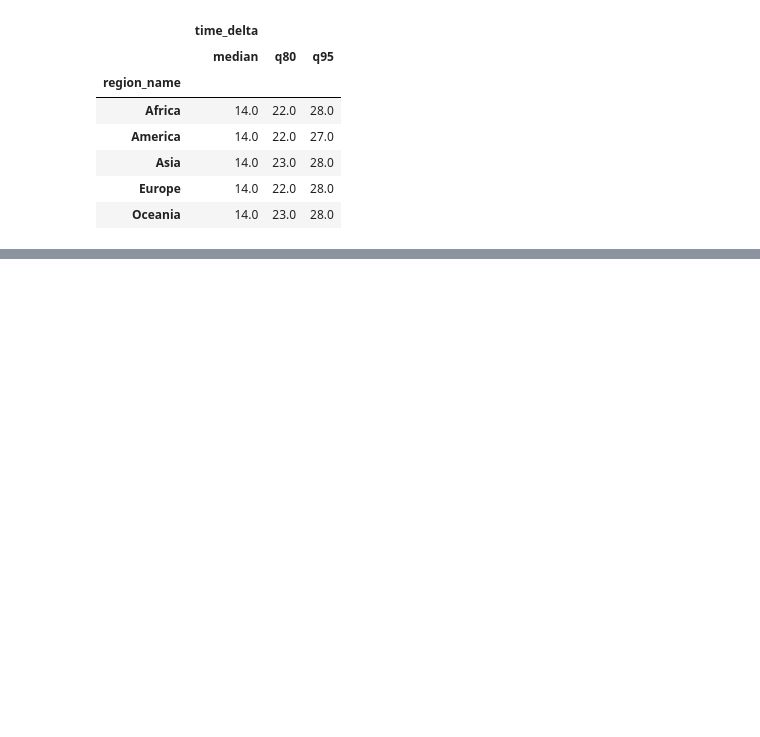
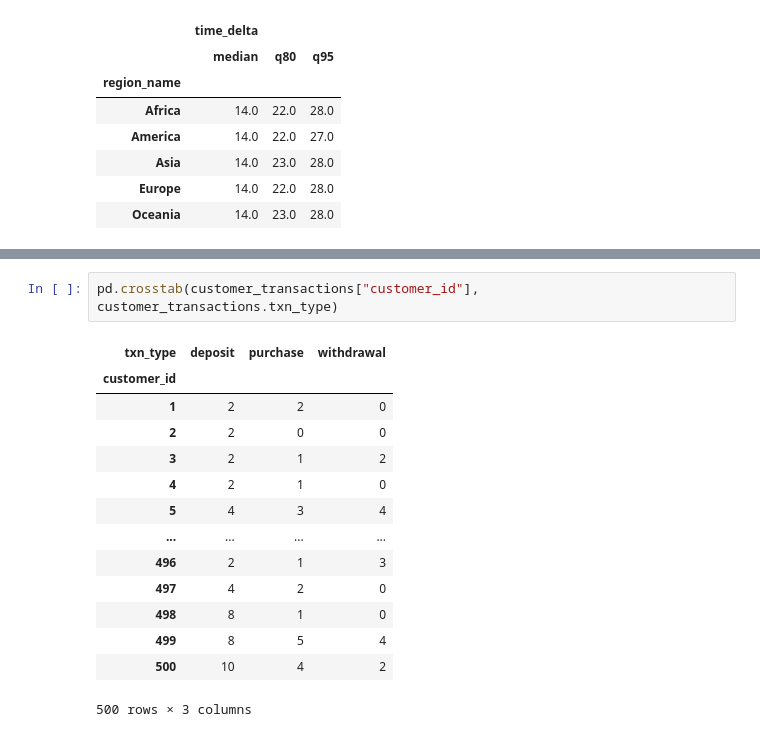
Before and after one commit to bhavneetsingh58/DataBank_Analytics_, a Jupyter notebook: Data_Bank_Analysis.ipynb, the cells around one changed output, grey strips where cells are left out. Drawn from its saved outputs; the diff is of its cells as text; blank space fills up the shorter version.

```diff
--- a/Data_Bank_Analysis.ipynb
+++ b/Data_Bank_Analysis.ipynb
@@ -188,0 +331,17 @@ customer_nodes.groupby('region_name').agg(metrics)
+# %%
+pd.crosstab(customer_transactions["customer_id"], customer_transactions.txn_type)
+# %% [output]
+| txn_type | deposit | purchase | withdrawal |
+| customer_id |  |  |  |
+| 1 | 2 | 2 | 0 |
+| 2 | 2 | 0 | 0 |
+| 3 | 2 | 1 | 2 |
+| 4 | 2 | 1 | 0 |
+| 5 | 4 | 3 | 4 |
+| ... | ... | ... | ... |
+| 496 | 2 | 1 | 3 |
+| 497 | 4 | 2 | 0 |
+| 498 | 8 | 1 | 0 |
+| 499 | 8 | 5 | 4 |
+| 500 | 10 | 4 | 2 |
+500 rows × 3 columns
```
Also changed, not shown: parts of 12 cells of this notebook, 1 other file.
